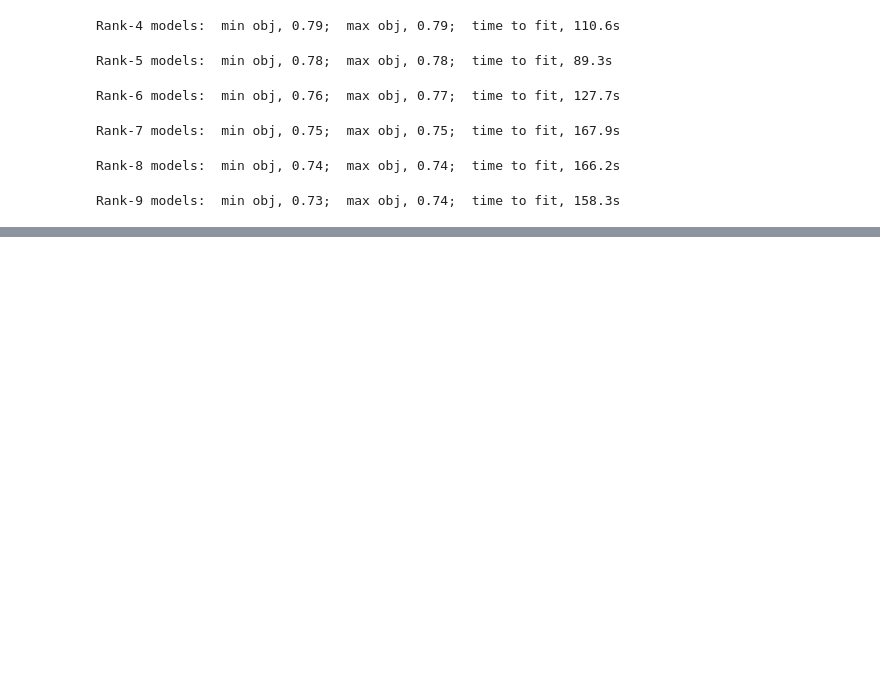
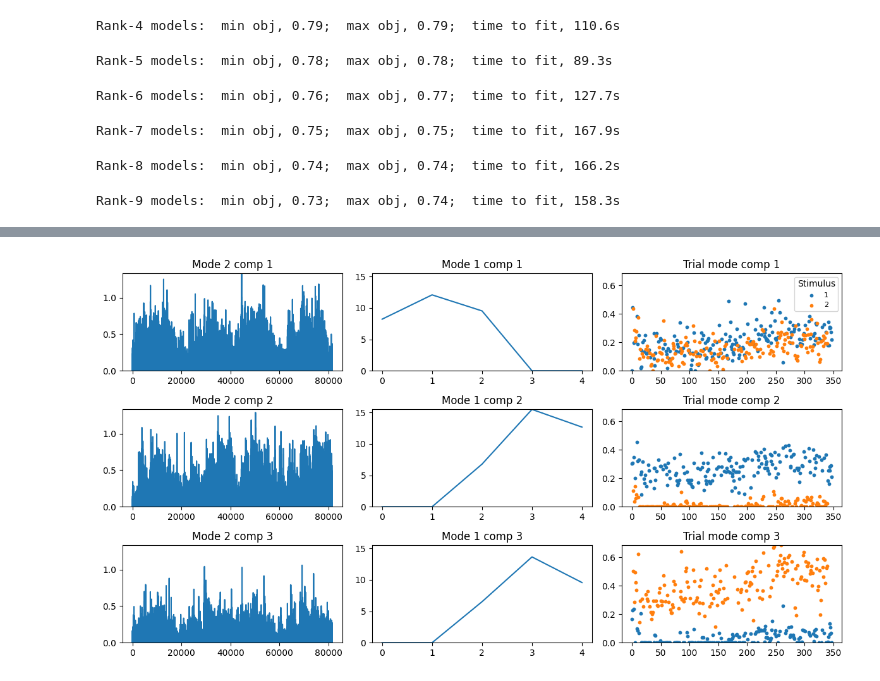
Before and after one commit to JohnMadrid/isp-unsupervised-learning, a Jupyter notebook: Batch_TCA_Runner.ipynb, the cells around one changed output, grey strips where cells are left out. Saved outputs shown, nothing was run; the diff lists cells and outputs as text; code cells hidden in the pictures; blank space fills up the shorter version.

```diff
--- a/Batch_TCA_Runner.ipynb
+++ b/Batch_TCA_Runner.ipynb
@@ -413,0 +559,4 @@ plt.show()
+# %%
+plot_cp_ensemble(ensemble_mHV, 3, beh["WallType"])
+# %% [output]
+[figure, added]
```
Also changed, not shown: parts of 14 cells of this notebook.
